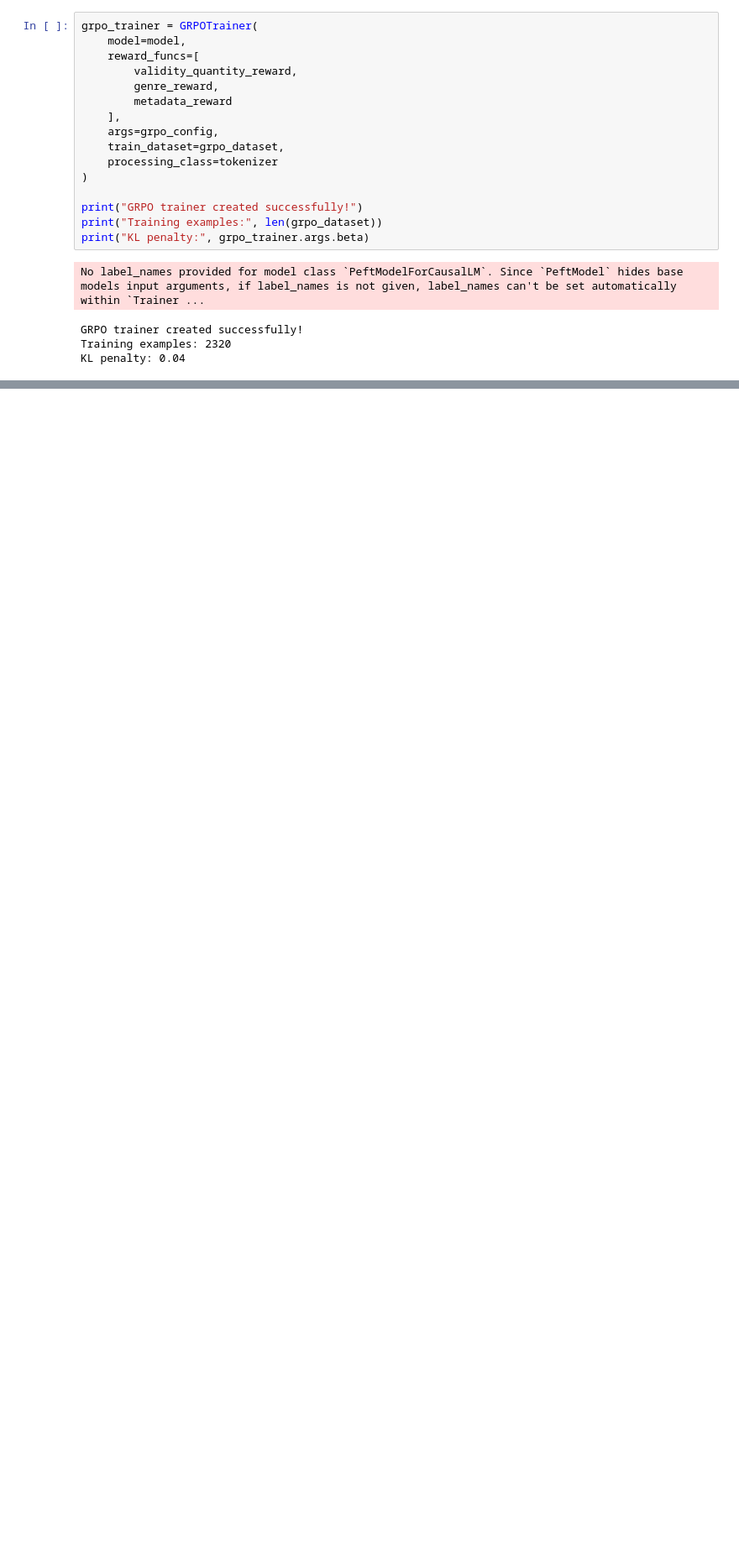
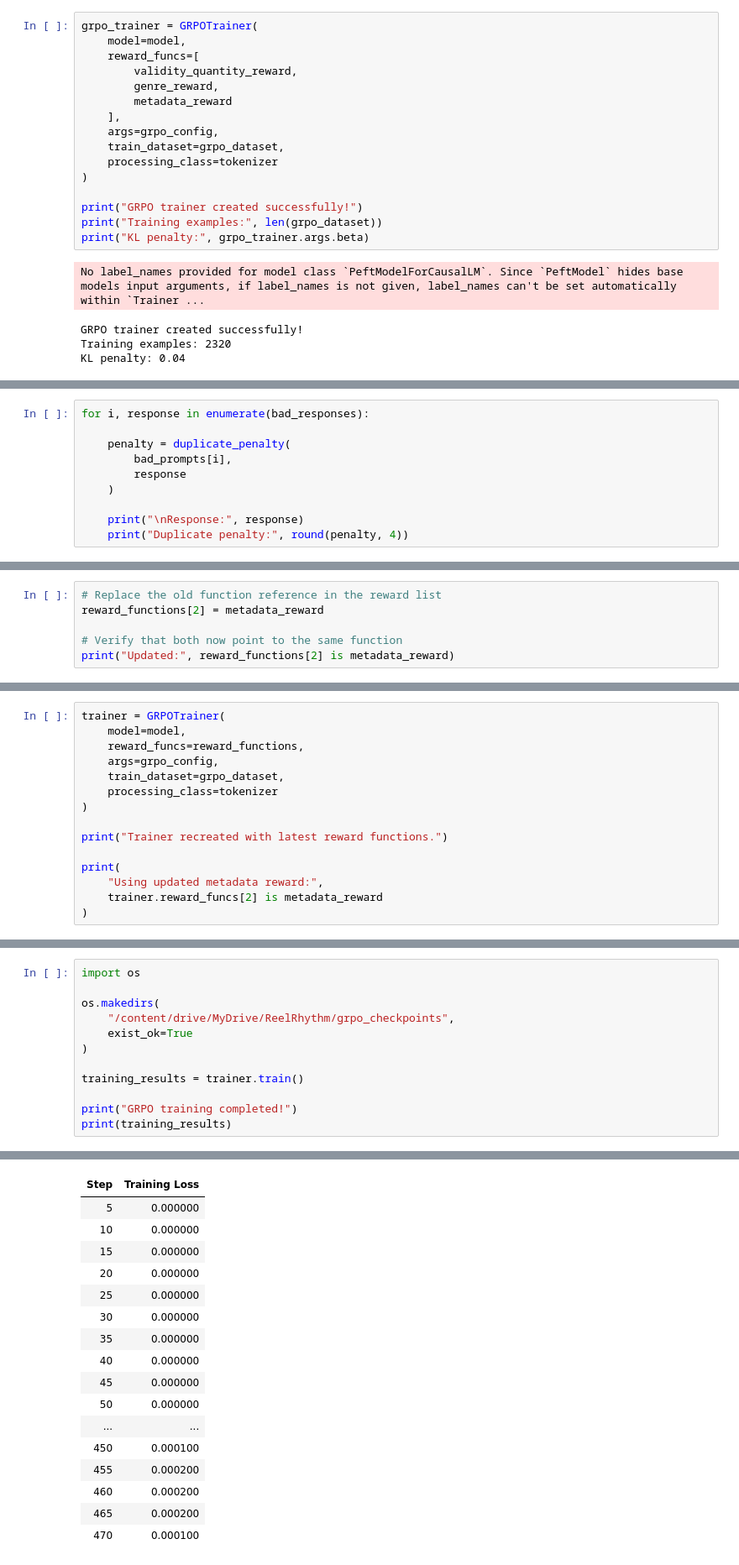
Before and after one commit to Dusk-ctrl/reel-rhythm, a Jupyter notebook: notebooks/grpo_training.ipynb, the cells around one changed output, grey strips where cells are left out. Shown at 84% size. Cells and saved outputs as stored; diff of their text form; blank space fills up the shorter version.

Commit message:
Finished training with file, but not finalized

```diff
--- a/notebooks/grpo_training.ipynb
+++ b/notebooks/grpo_training.ipynb
@@ -2481,0 +3663,10 @@ KL penalty: 0.04
+# %%
+for i, response in enumerate(bad_responses):
+
+    penalty = duplicate_penalty(
+        bad_prompts[i],
+        response
+    )
+
+    print("\nResponse:", response)
+    print("Duplicate penalty:", round(penalty, 4))
@@ -2481,0 +3852,6 @@ KL penalty: 0.04
+# %%
+# Replace the old function reference in the reward list
+reward_functions[2] = metadata_reward
+
+# Verify that both now point to the same function
+print("Updated:", reward_functions[2] is metadata_reward)
@@ -2481,0 +3989,15 @@ KL penalty: 0.04
+# %%
+trainer = GRPOTrainer(
+    model=model,
+    reward_funcs=reward_functions,
+    args=grpo_config,
+    train_dataset=grpo_dataset,
+    processing_class=tokenizer
+)
+
+print("Trainer recreated with latest reward functions.")
+
+print(
+    "Using updated metadata reward:",
+    trainer.reward_funcs[2] is metadata_reward
+)
@@ -2481,0 +4030,13 @@ KL penalty: 0.04
+# %%
+import os
+
+os.makedirs(
+    "/content/drive/MyDrive/ReelRhythm/grpo_checkpoints",
+    exist_ok=True
+)
+
+training_results = trainer.train()
+
+print("GRPO training completed!")
+print(training_results)
+# %% [output]
@@ -2481,0 +4044,17 @@ KL penalty: 0.04
+| Step | Training Loss |
+| 5 | 0.000000 |
+| 10 | 0.000000 |
+| 15 | 0.000000 |
+| 20 | 0.000000 |
+| 25 | 0.000000 |
+| 30 | 0.000000 |
+| 35 | 0.000000 |
+| 40 | 0.000000 |
+| 45 | 0.000000 |
+| 50 | 0.000000 |
+| ... | ... |
+| 450 | 0.000100 |
+| 455 | 0.000200 |
+| 460 | 0.000200 |
+| 465 | 0.000200 |
+| 470 | 0.000100 |
```
Also changed, not shown: parts of 70 cells of this notebook.
